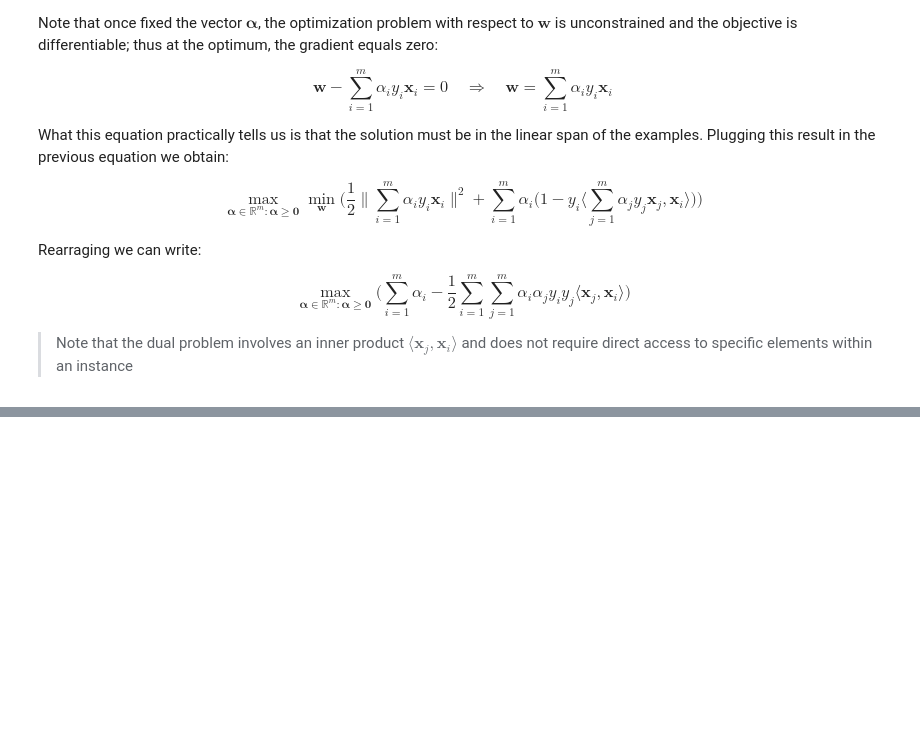
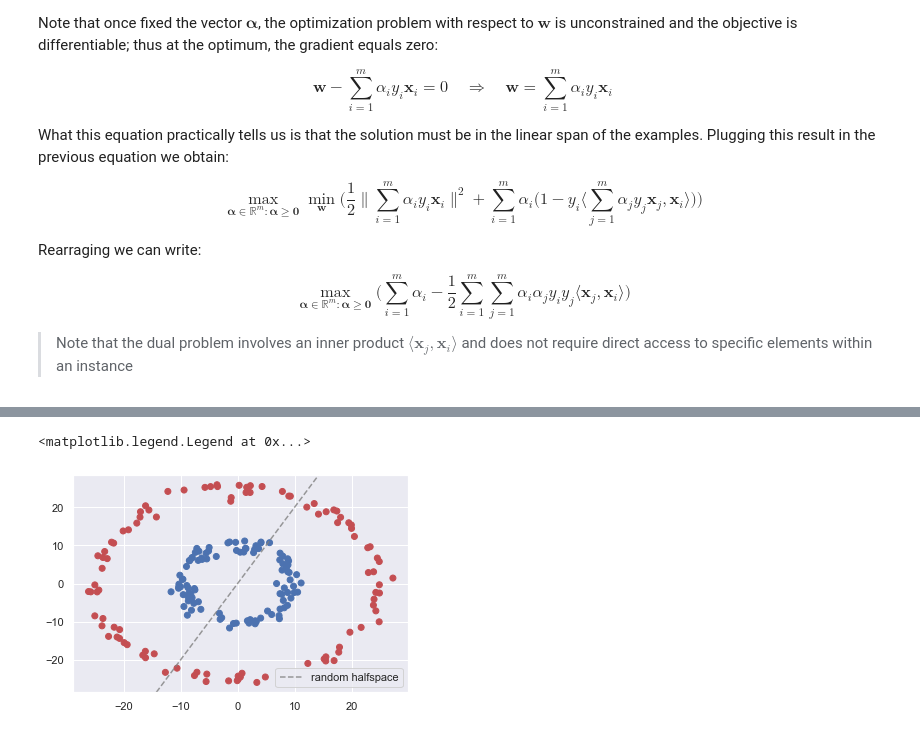
Before and after one commit to s276842/Mathematics-In-Machine-Learning, a Jupyter notebook: svm.ipynb, the cells around one changed output, grey strips where cells are left out. Drawn from its saved outputs; the diff is of its cells as text; code cells hidden in the pictures; blank space fills up the shorter version.

```diff
--- a/svm.ipynb
+++ b/svm.ipynb
@@ -224,0 +217,28 @@ plt.legend()
+# %%
+import math
+
+def circular_points_2D(r, std=1, N=10, center=(0,0)):
+    points = []
+
+    for _ in range(N):
+        random_r = np.random.normal(r, scale = std)
+        theta = np.random.uniform(0, 2*math.pi)
+
+        x = center[0] + random_r * math.cos(theta)
+        y = center[1] + random_r * math.sin(theta)
+        points.append((x, y))
+    return points
+# %%
+X_pos = circular_points_2D(25, N=100, std=1)
+X_neg = circular_points_2D(10, N=100, std=1)
+X = np.vstack((X_pos, X_neg))
+
+colors = ['r'] * 100 + ['b'] * 100
+plt.scatter(*zip(*X), c = colors)
+
+
+plt.axline((0, 0), slope = 2,  linestyle='--', alpha=0.8, label =f'random halfspace', c='gray')
+plt.legend()
+# %% [output]
+<matplotlib.legend.Legend at 0x...>
+[figure, added]
```
Also changed, not shown: parts of 24 cells of this notebook.
